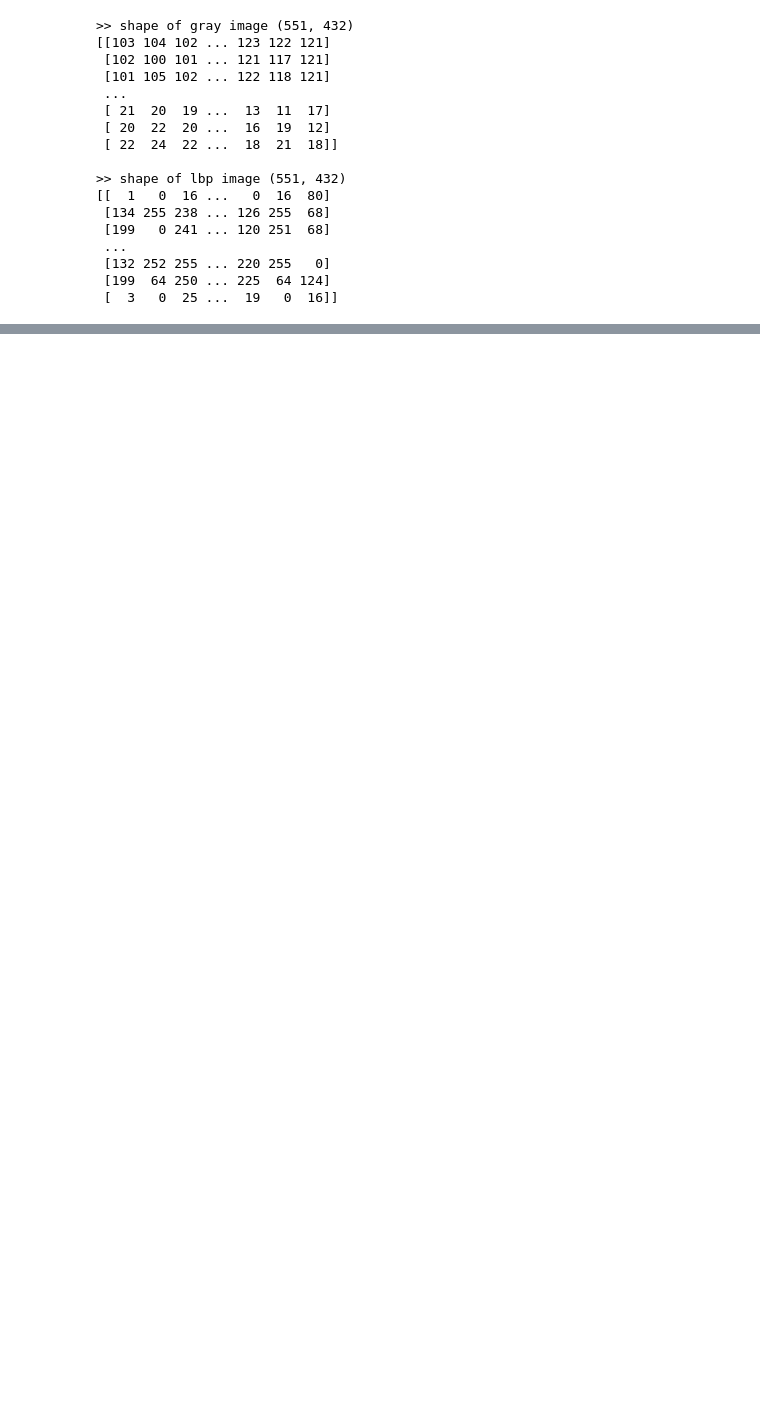
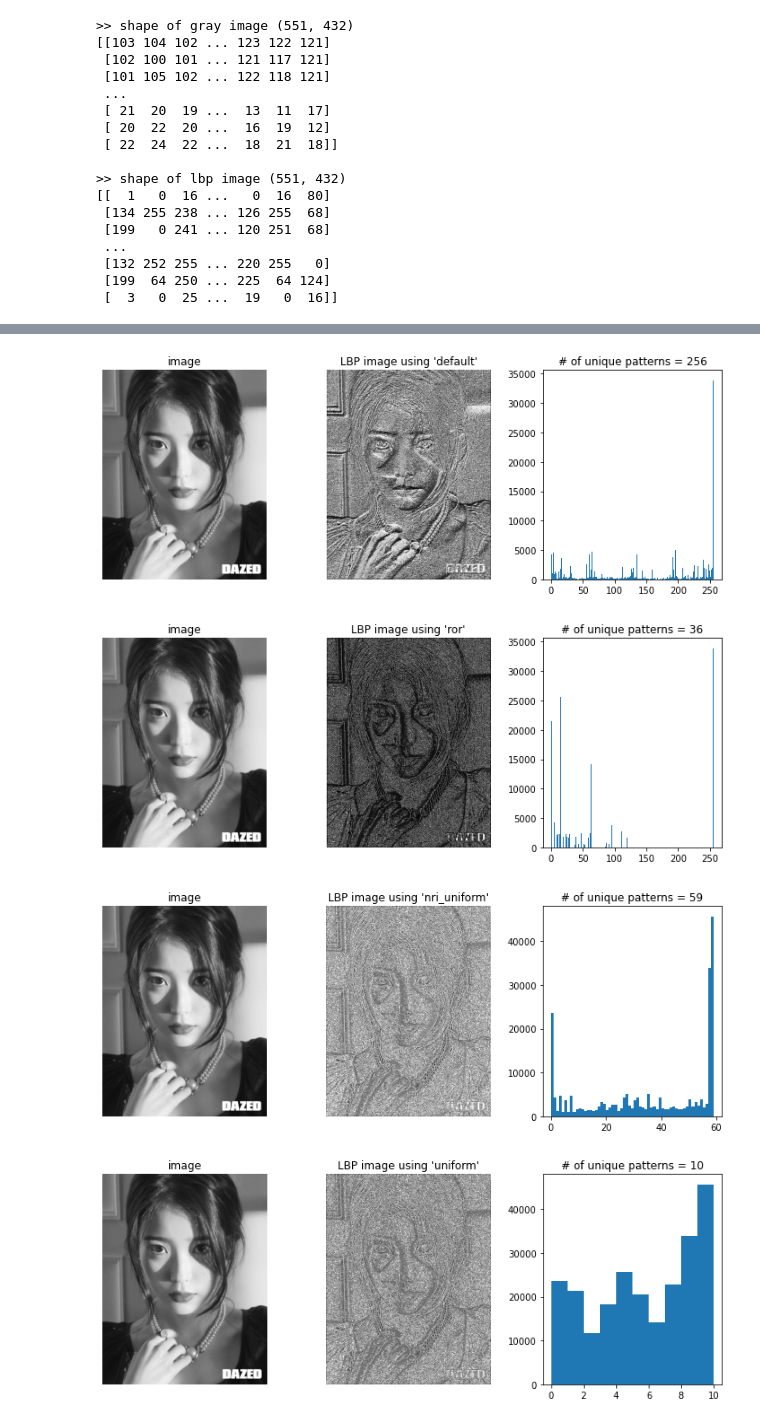
Before and after one commit to mjw2705/MachineVision, a Jupyter notebook: ch6-2_lbp/lbp.ipynb, the cells around one changed output, grey strips where cells are left out. Cells and saved outputs as stored; diff of their text form; code cells hidden in the pictures; blank space fills up the shorter version.

```diff
--- a/ch6-2_lbp/lbp.ipynb
+++ b/ch6-2_lbp/lbp.ipynb
@@ -71,0 +171,37 @@ print(lbp)
+# %%
+## LBP 파라미터
+radius = 1
+numPoints = 8 * radius
+
+img = cv2.imread('iu.jpg')
+img = cv2.resize(img, None, fx=0.4, fy=0.4)
+gray = cv2.cvtColor(img, cv2.COLOR_BGR2GRAY)
+
+## 각 LBP 방식 비교
+for method in ['default', 'ror', 'nri_uniform', 'uniform']:
+    lbp = local_binary_pattern(gray, numPoints, radius, method)
+    lbp = lbp.astype('uint8')
+
+    ## 결과 시각화
+    n_bins = lbp.max() + 1
+    plt.figure(figsize=(10,4))
+
+    plt.subplot(1,3,1)
+    plt.imshow(gray, cmap='gray')
+    plt.axis('off')
+    plt.title('image')
+    plt.subplot(1,3,2)
+    plt.imshow(lbp, cmap='gray')
+    plt.axis('off')
+    plt.title("LBP image using '{}'".format(method))
+    plt.subplot(1,3,3)
+    plt.hist(lbp.ravel(), bins=n_bins, range=(0,n_bins))
+    plt.title("# of unique patterns = {}".format(len(np.unique(lbp))))
+
+    plt.tight_layout()
+    plt.show()
+# %% [output]
+[figure, added]
+[figure, added]
+[figure, added]
+[figure, added]
```
Also changed, not shown: parts of 10 cells of this notebook.
